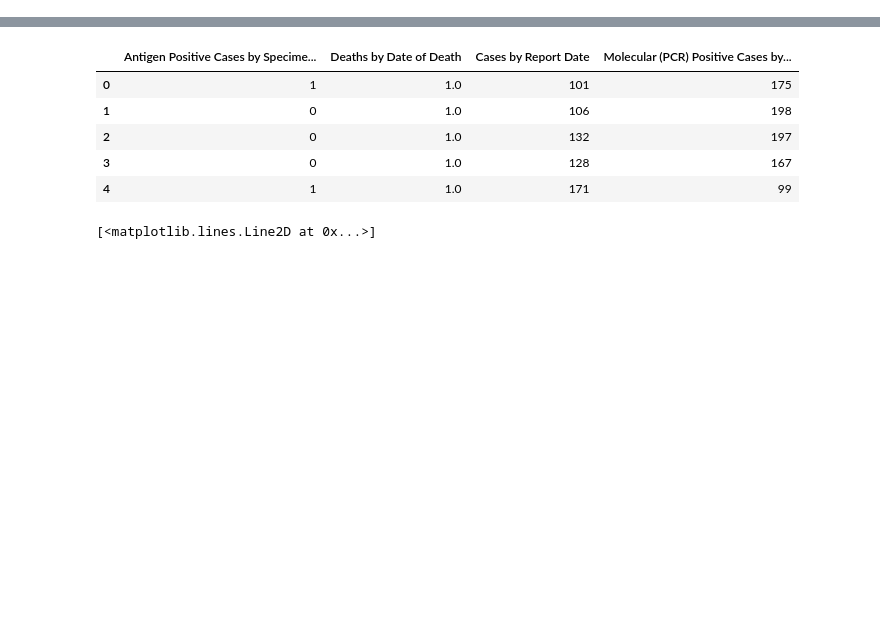
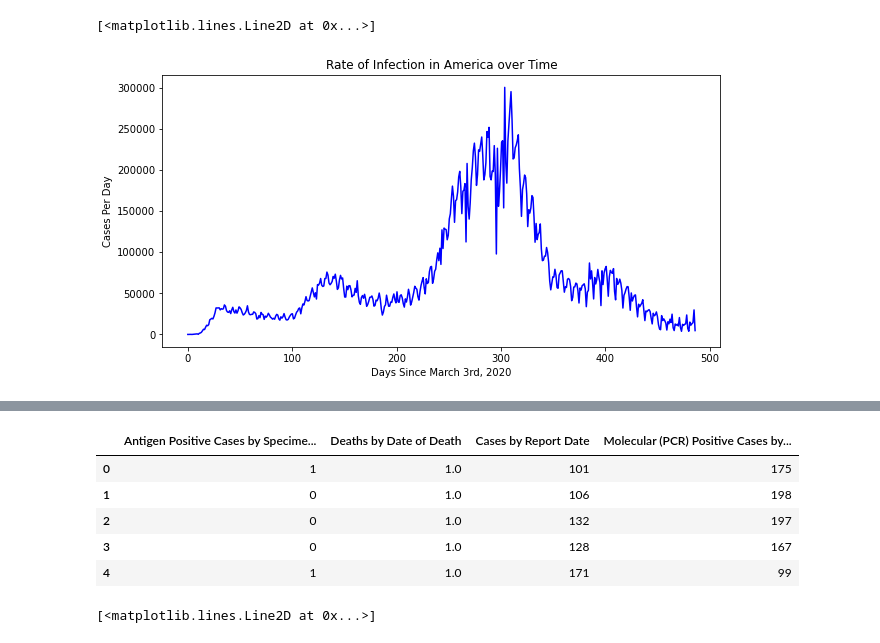
Before and after one commit to abhi-vinnakota/ValiantVaccinators, a Jupyter notebook: Valiant Vaccinators.ipynb, the cells around one changed output, grey strips where cells are left out. Cells and saved outputs as stored; diff of their text form; code cells hidden in the pictures; blank space fills up the shorter version.

```diff
--- a/Valiant Vaccinators.ipynb
+++ b/Valiant Vaccinators.ipynb
@@ -8,0 +53,10 @@ import math
+# %%
+plt.xlabel('Days Since March 3rd, 2020')
+plt.ylabel('Cases Per Day')
+plt.rcParams["figure.figsize"] = [10,5]
+plt.title('Rate of Infection in America over Time')
+x_vals = np.linspace(0, 486, 486)
+plt.plot(x_vals, covid_national["new_cases"], 'b')
+# %% [output]
+[<matplotlib.lines.Line2D at 0x...>]
+[figure, added]
```
Also changed, not shown: parts of 38 cells of this notebook, 1 other file.
